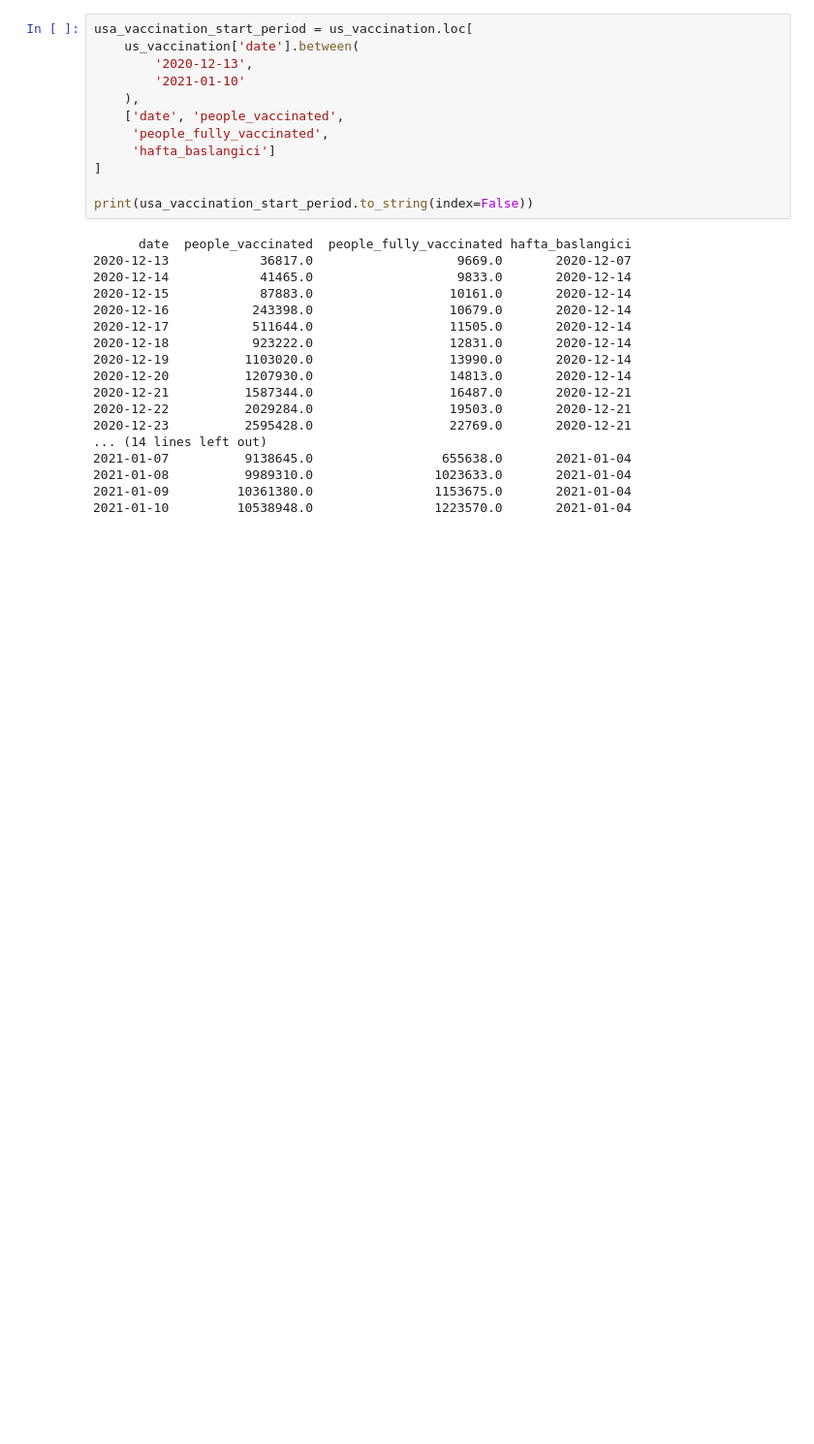
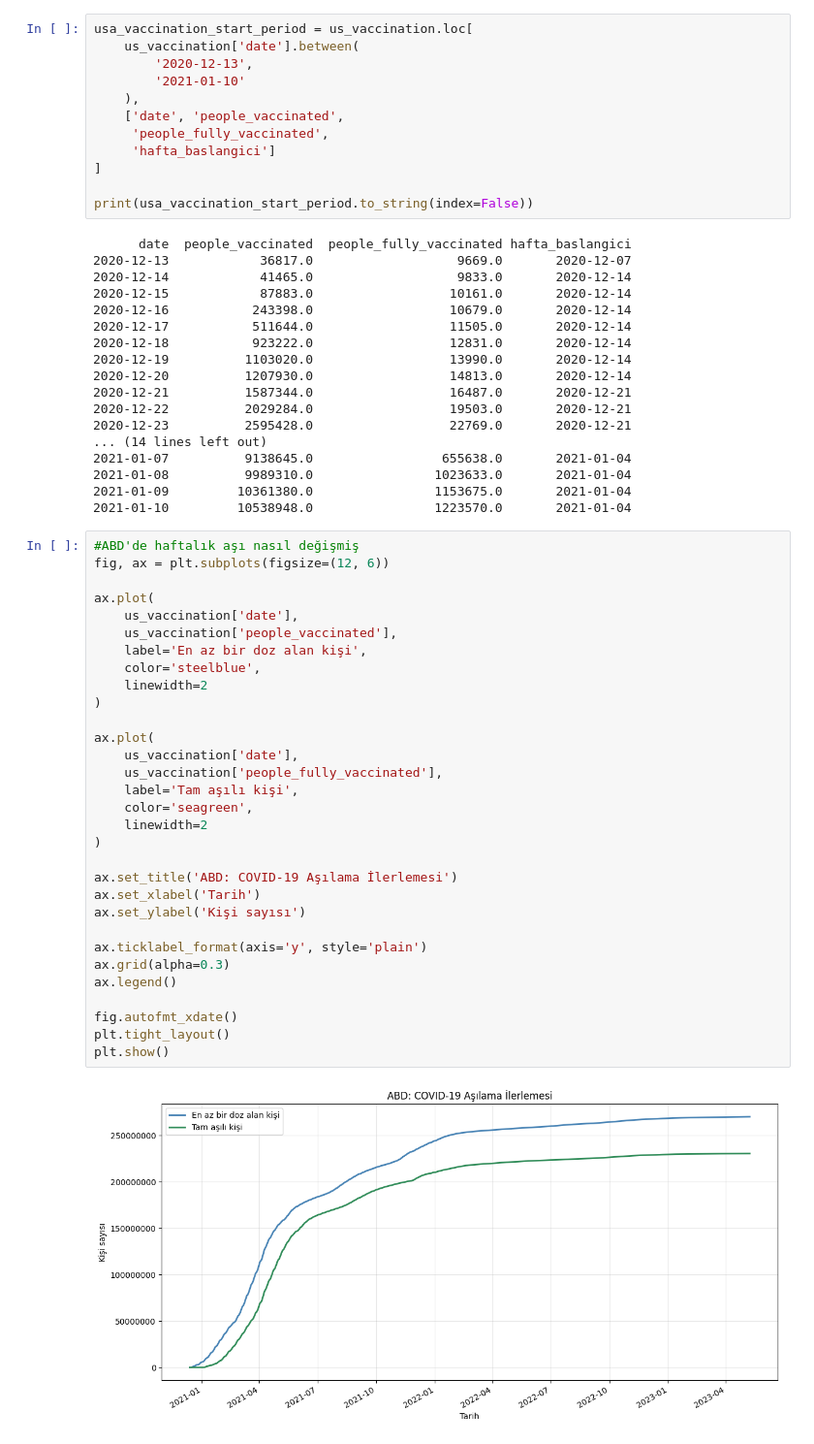
Before and after one commit to nazlican-engineer/CoronaVirusProject, a Jupyter notebook: covid_analysis.ipynb, the cells around one changed output. Shown at 97% size. Drawn from its saved outputs; the diff is of its cells as text; blank space fills up the shorter version.

Commit message:
Herhangi bir ülkeye göre haftalık aşı nasıl değişmiş

```diff
--- a/covid_analysis.ipynb
+++ b/covid_analysis.ipynb
@@ -2637,3 +2637,36 @@ print(usa_vaccination_start_period.to_string(index=False))
 2021-01-08          9989310.0                1023633.0       2021-01-04
 2021-01-09         10361380.0                1153675.0       2021-01-04
 2021-01-10         10538948.0                1223570.0       2021-01-04
+# %%
+#ABD'de haftalık aşı nasıl değişmiş
+fig, ax = plt.subplots(figsize=(12, 6))
+
+ax.plot(
+    us_vaccination['date'],
+    us_vaccination['people_vaccinated'],
+    label='En az bir doz alan kişi',
+    color='steelblue',
+    linewidth=2
+)
+
+ax.plot(
+    us_vaccination['date'],
+    us_vaccination['people_fully_vaccinated'],
+    label='Tam aşılı kişi',
+    color='seagreen',
+    linewidth=2
+)
+
+ax.set_title('ABD: COVID-19 Aşılama İlerlemesi')
+ax.set_xlabel('Tarih')
+ax.set_ylabel('Kişi sayısı')
+
+ax.ticklabel_format(axis='y', style='plain')
+ax.grid(alpha=0.3)
+ax.legend()
+
+fig.autofmt_xdate()
+plt.tight_layout()
+plt.show()
+# %% [output]
+[figure, added]
```
Also changed, not shown: parts of 5 cells of this notebook.
